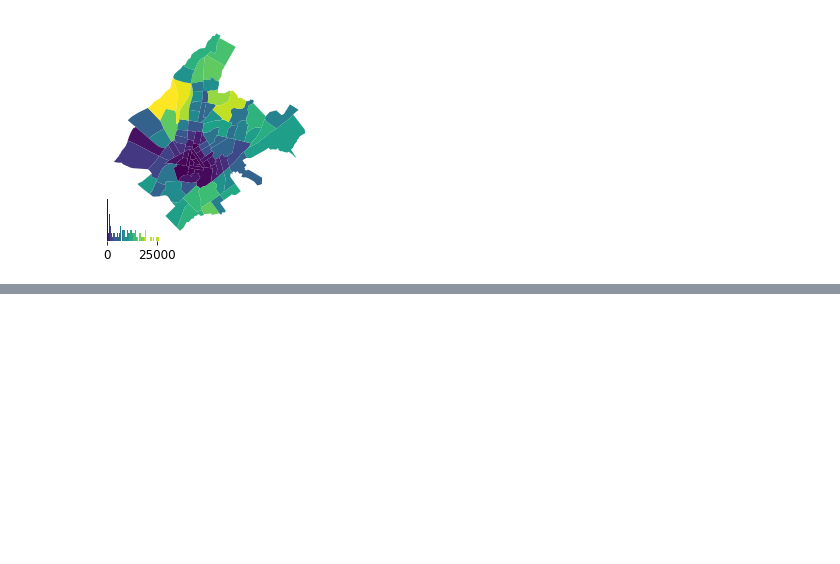
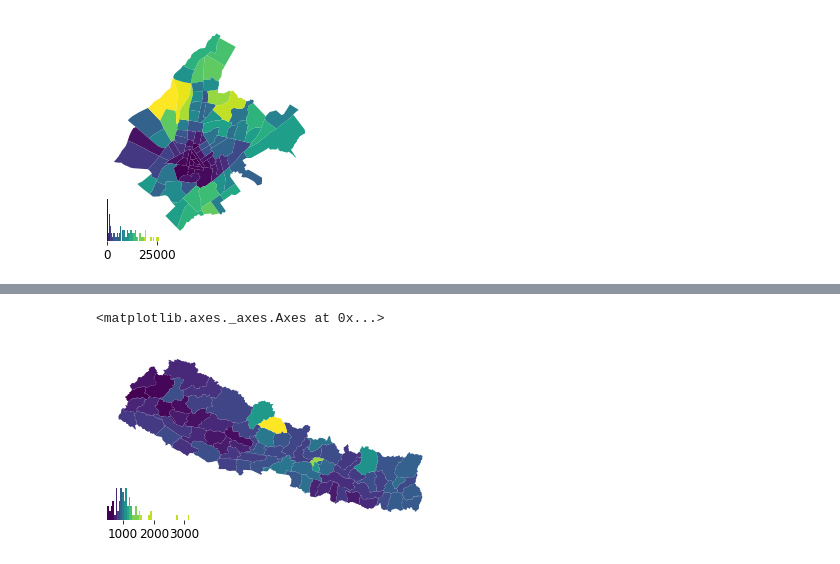
Before and after one commit to quarcs-lab/book-2020-spatial-analysis-methods-and-practice, a Jupyter notebook: Lab1/Lab1_GettingToKnowDataSet.ipynb, the cells around one changed output, grey strips where cells are left out. Cells and saved outputs as stored; diff of their text form; code cells hidden in the pictures; blank space fills up the shorter version.

```diff
--- a/Lab1/Lab1_GettingToKnowDataSet.ipynb
+++ b/Lab1/Lab1_GettingToKnowDataSet.ipynb
@@ -238,0 +302,13 @@ legendgram(plt.gcf(), # grab the figure, we need it
+# %%
+# Using legendgrams
+ax = NepalAid.plot("pcincppp")
+ax.axis('off')
+legendgram(plt.gcf(), # grab the figure, we need it
+           ax, # the axis to add the legend
+           NepalAid.pcincppp, # the attribute to map
+           np.percentile(NepalAid.pcincppp, np.arange(10,110,10)), # the breaks to induce color differences on
+           mplpal.Viridis_10 # the palette to use
+          )
+# %% [output]
+<matplotlib.axes._axes.Axes at 0x...>
+[figure, added]
```
Also changed, not shown: parts of 9 cells of this notebook.
